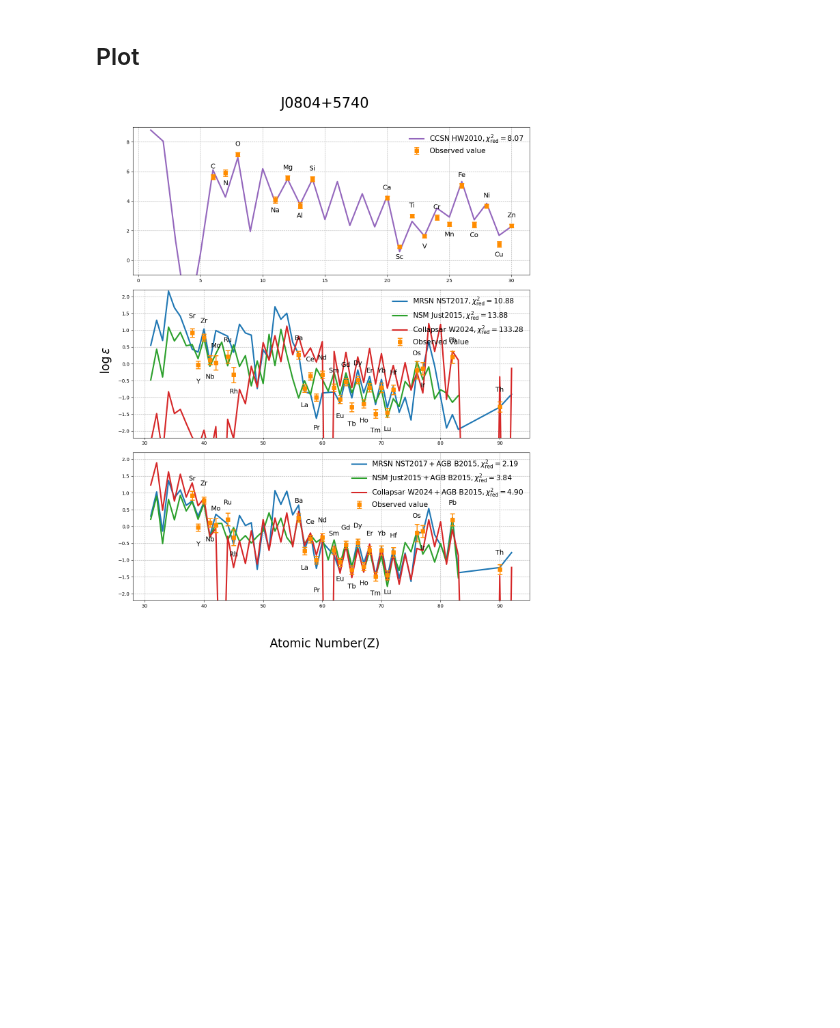
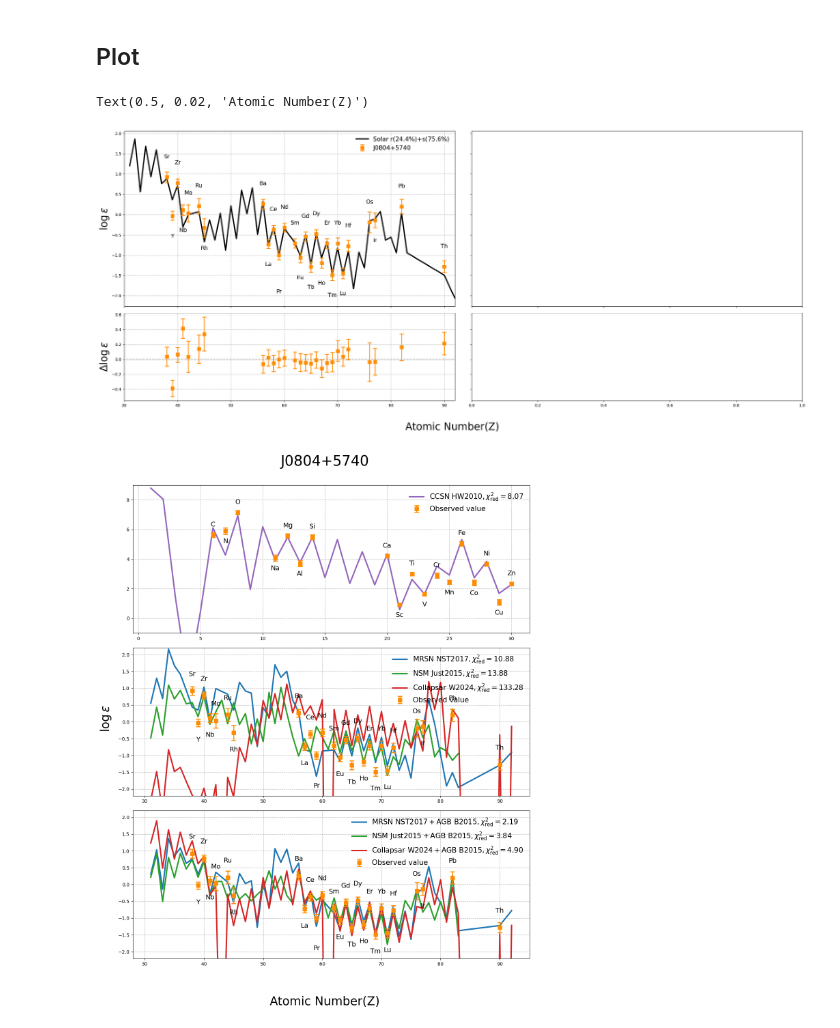
Before and after one commit to jiangrz77/rproc, a Jupyter notebook: ARCHIVE/J0804+5740_multi.ipynb, the cells around one changed output. Drawn from its saved outputs; the diff is of its cells as text; code cells hidden in the pictures; blank space fills up the shorter version.

```diff
--- a/J0804+5740_multi.ipynb
+++ b/ARCHIVE/J0804+5740_multi.ipynb
@@ -75,9 +75,9 @@ def func_AB(M_vec_0, M_vec_1, O_vec, eO_vec, flag_adopt=None):
     M_vec_0 = M_vec_0[flag_adopt]
     M_vec_1 = M_vec_1[flag_adopt]
     sampler = emcee.EnsembleSampler(30, 2, log_probability, args=(M_vec_0, M_vec_1, O_vec, eO_vec))
-    sampler.run_mcmc(np.random.uniform(size=(30, 2)), nsteps=5000, progress=False)
+    sampler.run_mcmc(np.random.uniform(size=(30, 2)), nsteps=3000, progress=False)
     A, B = np.median(sampler.get_chain(discard=2000).reshape(-1, 2), axis=0)
-    log_prob = -sampler.get_log_prob(discard=2500)
+    log_prob = -sampler.get_log_prob(discard=2000)
     # argmin = np.unravel_index(np.argmin(log_prob, axis=None), log_prob.shape)
     chisqr = log_prob.min()
     # A, B = sampler.get_chain(discard=2500)[argmin]
@@ -455,6 +396,75 @@ print('AGB', P_nsm[arg_min[1]])
 AGB [5.     0.0439 3.    ]
 # %% [markdown]
 ## Plot
+# %%
+ncols = 2
+ec = 'darkorange'
+ew = 2
+fig, axes = plt.subplots(
+    2, ncols, figsize=(30, 12), dpi=100,
+    height_ratios=(2, 1),
+    width_ratios=(1, 1),
+    sharex='col', sharey='row')
+fig.subplots_adjust(hspace=.05, wspace=.05)
+Z_arr = np.array([Symbol2Z_dict[symbol] for symbol in symbol_list])
+for icol in range(ncols):
+    ax, ax_res = axes[:, icol]
+    ax.errorbar(
+        Z_arr[flag_adopt_heavy], O_vec[flag_adopt_heavy], yerr=eO_vec[flag_adopt_heavy],
+        ecolor=ec, elinewidth=ew, linestyle='', capsize=5, capthick=3,
+        marker='s', markersize=7, mfc='darkorange', mec=ec, mew=ew,
+        alpha=1, label=star_name, zorder=10)
+    ax.plot(
+        Z_arr[np.isfinite(progenitor_solrs)&flag_adopt_heavy],
+        progenitor_solrs[np.isfinite(progenitor_solrs)&flag_adopt_heavy],
+        linewidth=3, c='k', # alpha=.5,
+        label='Solar r(%.1f%%)+s(%.1f%%)'%(portion_r*100, portion_s*100),
+        zorder=2)
+    # ax.plot(
+    #     Z_arr[np.isfinite(progenitor_solr)&flag_adopt_heavy],
+    #     progenitor_solr[np.isfinite(progenitor_solr)&flag_adopt_heavy],
+    #     linewidth=1.5, c='salmon', alpha=.5,
+    #     # label='Solar r-process (scaled to Eu)',
+    #     label='Solar r-process',
+    #     zorder=2)
+    # ax.plot(
+    #     Z_arr[np.isfinite(progenitor_sols)&flag_adopt_heavy],
+    #     progenitor_sols[np.isfinite(progenitor_sols)&flag_adopt_heavy],
+    #     linewidth=1.5, c='dodgerblue', alpha=.5,
+    #     # label='Solar s-process (scaled to Ba)',
+    #     label='Solar s-process',
+    #     zorder=2)
+    ax_res.errorbar(
+        Z_arr[flag_adopt_heavy], (O_vec-progenitor_solrs)[flag_adopt_heavy], yerr=eO_vec[flag_adopt_heavy],
+        ecolor=ec, elinewidth=ew, linestyle='', capsize=5, capthick=3,
+        marker='s', markersize=7, mfc='darkorange', mec=ec, mew=ew,
+        label=star_name,
+        alpha=1, zorder=10)
+    ax_res.hlines(0, 28, 95, colors='gray', linestyles='dashed')
+    for _idx, (_x, _y) in enumerate(zip(Z_arr[flag_adopt_heavy], O_vec[flag_adopt_heavy])):
+        if np.isnan(_y):
+            continue
+        _t = Z2Symbol_dict[_x]
+        sign_pos = +1
+        if _x % 2 == 1:
+            sign_pos = -1
+        _y += (sign_pos * .5)
+        if _t == 'Pr':
+            _y -= .4
+        ax.text(_x, _y, _t, ha='center', va='center', fontsize=14, zorder=5)
+    ax.grid(True, linestyle='--', alpha=1, zorder=1)
+    ax_res.grid(True, linestyle='--', alpha=1, zorder=1)
+    ax.legend(loc='best', fontsize=15, frameon=False)
+    ax.set_xlim(30, 92)
+    ax.set_ylabel(r'$\log\varepsilon$', size=25, x=.1)
+    ax_res.set_ylabel(r'$\Delta\log\varepsilon$', size=25, x=.1)
+    break
+fig.supxlabel("Atomic Number(Z)", size=25, y=.02)
+# fig.suptitle(star_name, y=.97, size=30)
+# plt.show();
+# %% [output]
+Text(0.5, 0.02, 'Atomic Number(Z)')
+[figure, added]
 # %%
 fig, axes = plt.subplots(
     3, 1, figsize=(15, 18),
```
Also changed, not shown: parts of 4 cells of this notebook, 31 other files.
